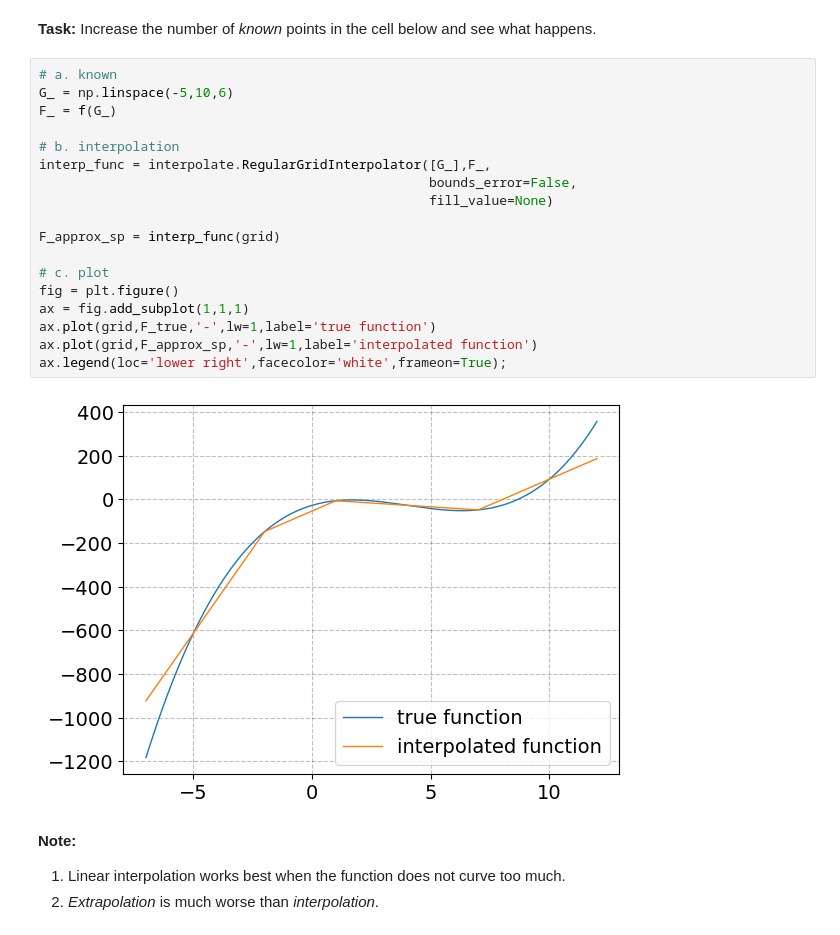
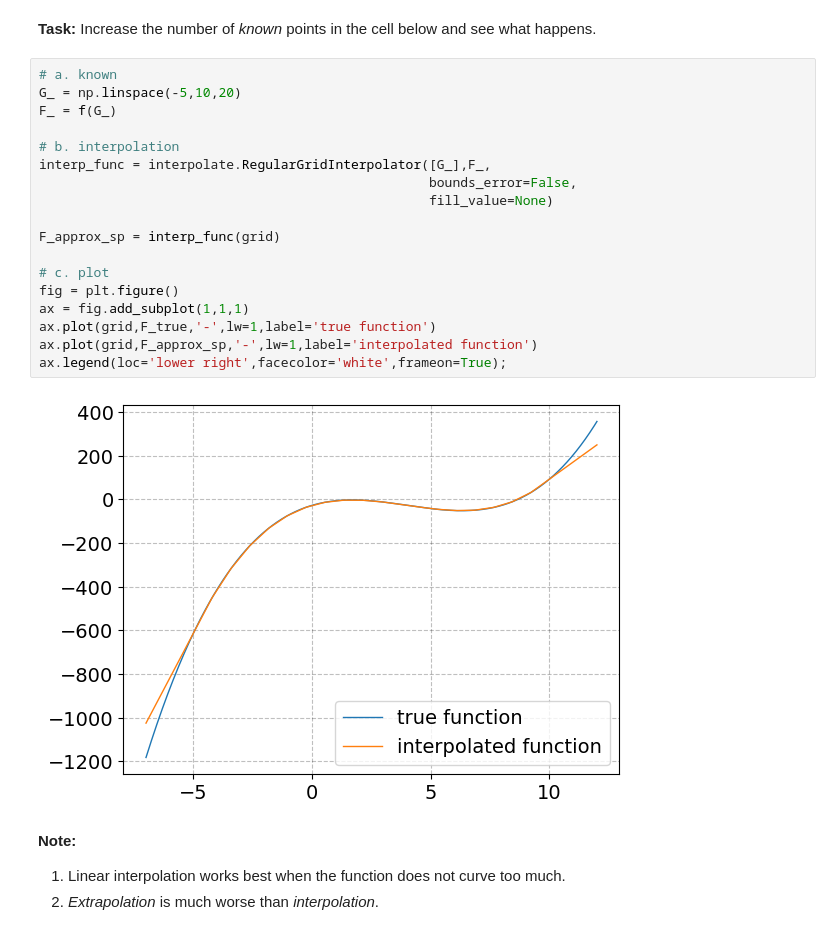
Before and after one commit to gcd196/Egen-mappe, a Jupyter notebook: Lecture/11. Eleventh lecture/3 - Dynamic optimization/dynamic optimization.ipynb, the cells around one changed output. Saved outputs shown, nothing was run; the diff lists cells and outputs as text.

```diff
--- a/Lecture/11. Eleventh lecture/3 - Dynamic optimization/dynamic optimization.ipynb
+++ b/Lecture/11. Eleventh lecture/3 - Dynamic optimization/dynamic optimization.ipynb
@@ -182,24 +182,24 @@ ax.legend(loc='lower right',facecolor='white',frameon=True);
 **Task:** Increase the number of *known* points in the cell below and see what happens.
 # %%
 # a. known
-G_ = np.linspace(-5,10,6)
+G_ = np.linspace(-5,10,20)
 F_ = f(G_)
 
 # b. interpolation
 interp_func = interpolate.RegularGridInterpolator([G_],F_,
                                                   bounds_error=False,
                                                   fill_value=None)
 
 F_approx_sp = interp_func(grid)
 
 # c. plot
 fig = plt.figure()
 ax = fig.add_subplot(1,1,1)
 ax.plot(grid,F_true,'-',lw=1,label='true function')
 ax.plot(grid,F_approx_sp,'-',lw=1,label='interpolated function')
 ax.legend(loc='lower right',facecolor='white',frameon=True);
 # %% [output]
-[figure, old version]
+[figure, new version]
 # %% [markdown]
 **Note:**
 
```
Also changed, not shown: parts of 9 cells of this notebook.
